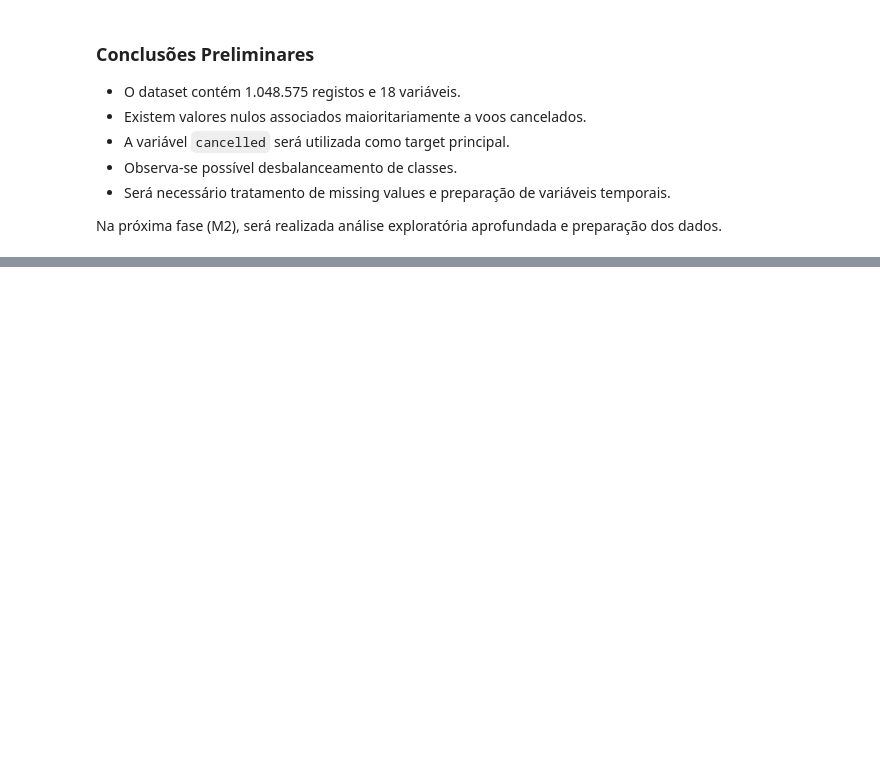
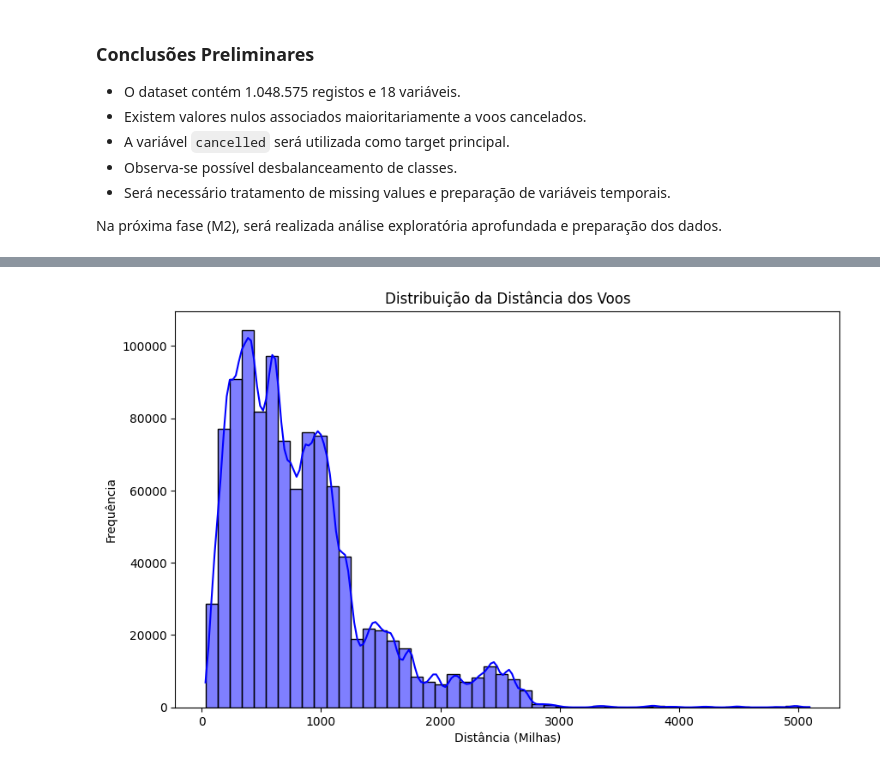
Before and after one commit to rodrigoramooos/previsao-atrasos-voos, a Jupyter notebook: notebooks/1.0_eda_limpeza.ipynb, the cells around one changed output, grey strips where cells are left out. Cells and saved outputs as stored; diff of their text form; code cells hidden in the pictures; blank space fills up the shorter version.

```diff
--- a/notebooks/1.0_eda_limpeza.ipynb
+++ b/notebooks/1.0_eda_limpeza.ipynb
@@ -152,0 +197,9 @@ Na próxima fase (M2), será realizada análise exploratória aprofundada e prep
+# %%
+plt.figure(figsize=(10, 6))
+sns.histplot(df['distance'], bins=50, kde=True, color='blue')
+plt.title('Distribuição da Distância dos Voos')
+plt.xlabel('Distância (Milhas)')
+plt.ylabel('Frequência')
+plt.show()
+# %% [output]
+[figure, added]
```
Also changed, not shown: parts of 20 cells of this notebook.
